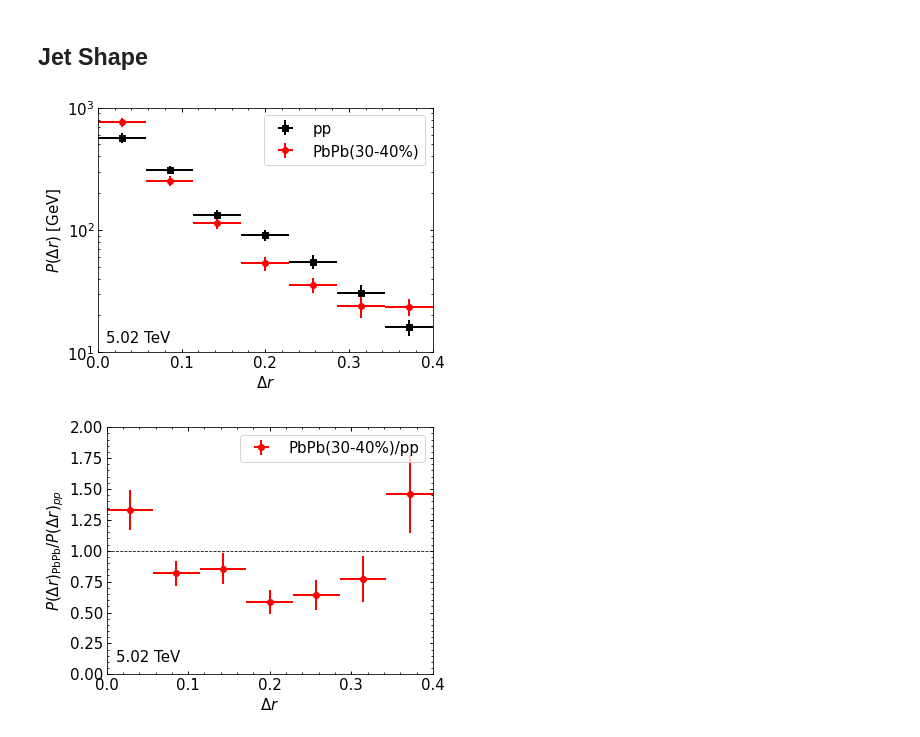
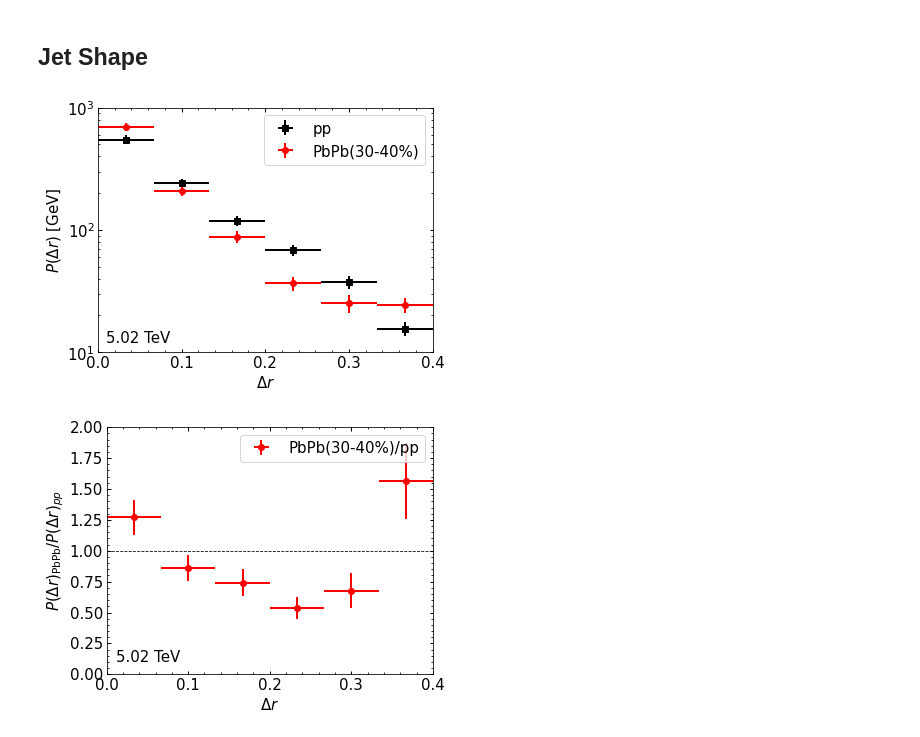
Before and after one commit to JETSCAPE/SummerSchool2021, a Jupyter notebook: Jul23_Jets/notebooks/jet_analysis.ipynb, the cells around one changed output. Drawn from its saved outputs; the diff is of its cells as text; code cells hidden in the pictures.

```diff
--- a/Jul23_Jets/notebooks/jet_analysis.ipynb
+++ b/Jul23_Jets/notebooks/jet_analysis.ipynb
@@ -334,14 +334,14 @@ for i in range(n_jet_pbpb):
     pt_pbpb.append(pt_assoc)
 
 # Fill Histograms
-js_pp, r = np.histogram(dr_pp_in, bins=np.linspace(0, 0.4, 8), weights=pt_pp )
-js_pbpb, r = np.histogram(dr_pbpb_in, bins=np.linspace(0, 0.4, 8), weights=pt_pbpb )
+js_pp, r = np.histogram(dr_pp_in, bins=np.linspace(0, 0.4, 7), weights=pt_pp )
+js_pbpb, r = np.histogram(dr_pbpb_in, bins=np.linspace(0, 0.4, 7), weights=pt_pbpb )
 
 # Fill Histograms for error
 w2_pp = np.array(pt_pp)*np.array(pt_pp)
-e2_js_pp, r = np.histogram(dr_pp_in, bins=np.linspace(0, 0.4, 8), weights=w2_pp )
+e2_js_pp, r = np.histogram(dr_pp_in, bins=np.linspace(0, 0.4, 7), weights=w2_pp )
 w2_pbpb = np.array(pt_pbpb)*np.array(pt_pbpb)
-e2_js_pbpb, r = np.histogram(dr_pbpb_in, bins=np.linspace(0, 0.4, 8), weights=w2_pbpb )
+e2_js_pbpb, r = np.histogram(dr_pbpb_in, bins=np.linspace(0, 0.4, 7), weights=w2_pbpb )
 
 
 # bin width
@@ -351,34 +351,34 @@ r = r[0:-1] + 0.5*dr
 
 # derivative and division
 js_pp = js_pp/dr/n_jet_pp
 js_pbpb = js_pbpb/dr/n_jet_pbpb
 
 # derivative and division (error)
 err_js_pp = np.sqrt(e2_js_pp)/dr/n_jet_pp
 err_js_pbpb = np.sqrt(e2_js_pbpb)/dr/n_jet_pbpb
 
 
 # # Generate Plots
 fig = plt.figure()
 plt.errorbar(r, js_pp, fmt='s', label="pp", xerr=0.5*dr, yerr=err_js_pp, color='black')
 plt.errorbar(r, js_pbpb, fmt='o', label="PbPb(30-40%)", xerr=0.5*dr, yerr=err_js_pbpb, color='red')
 
 # #axes setting
 plt.yscale('log')
 plt.legend(loc=0)
 plt.xlabel(r"$\Delta r$")
 plt.ylabel(r"$P(\Delta r)$ [GeV]")
 plt.xlim(0,0.4)
 y_min = 10
 y_max = 1000
 plt.ylim(y_min,y_max)
 plt.text(0.01,y_min*1.2, '5.02 TeV')
 
 # # save plot to the Desktop
 # #plt.tight_layout()
 plt.savefig('jet_shape')
 # %% [output]
-[figure, old version]
+[figure, new version]
 # %%
 # Generate Plots
 fig = plt.figure()
@@ -408,4 +408,4 @@ plt.axhline(1, color = "black", linestyle="dashed", linewidth=0.8)
 plt.tight_layout()
 plt.savefig('ratio_jet_ff')
 # %% [output]
-[figure, old version]
+[figure, new version]
```
